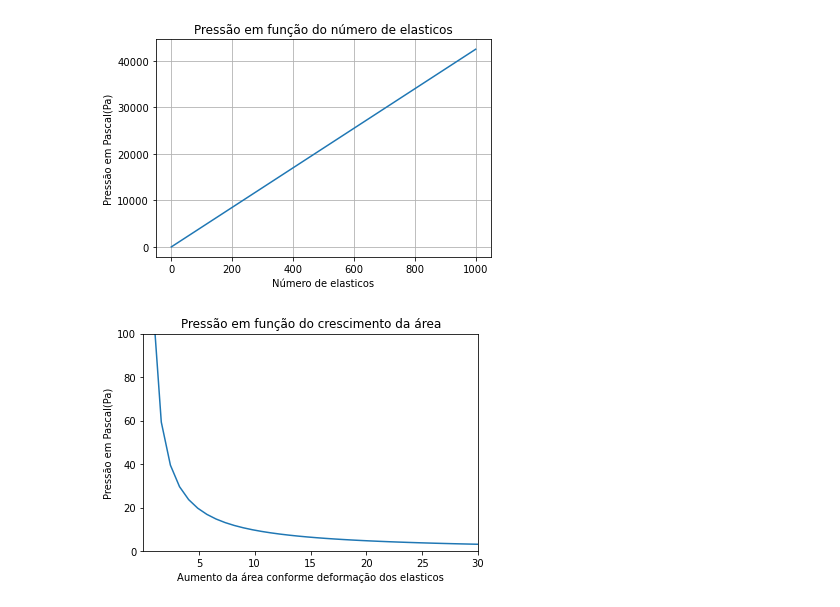
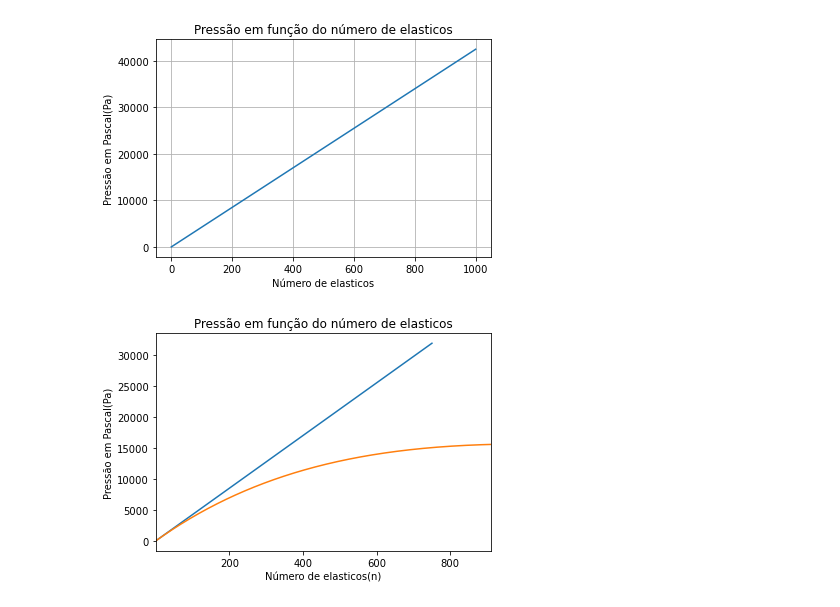
Before and after one commit to vitordallolivo/Pressao-e-trabalho-em-funcao-de-n, a Jupyter notebook: Gráficos.ipynb, the cells around one changed output. Cells and saved outputs as stored; diff of their text form; code cells hidden in the pictures.

```diff
--- a/Gráficos.ipynb
+++ b/Gráficos.ipynb
@@ -44,22 +44,27 @@ plt.show()
 # %%
 import numpy as np
 import matplotlib.pyplot as plt
-
+vetory =[]
+vetorx =[]
 area=0.002512
 
-for n in range(1,910):
+for n in range(0,910):
     area=area*1.001
-    def y(area): return n*(0.10676/area)
+    pressao=(n*0.10676/area)
+    vetory.append(pressao)
+    vetorx.append(n)
 
-plt.title('Pressão em função do crescimento da área')
-plt.xlabel('Aumento da área conforme deformação dos elasticos')
+def P(n): return n*42.5
+n = np.linspace(0,750)
+plt.xlim(1,910)
+
+plt.title('Pressão em função do número de elasticos')
+plt.xlabel('Número de elasticos(n)')
 plt.ylabel('Pressão em Pascal(Pa)')
 
-area = np.linspace(0,40)
-plt.xlim((0.025,30))
-plt.ylim((0,100))
-plt.plot(area,y(area))
-plt.savefig('diminuicao-da-pressao-em-funcao-da-area')
+plt.plot(n,P(n))
+plt.plot(vetory)
+plt.savefig('Pressao e elasticos com acrescimo de 0,1 porcento.png')
 plt.show()
 # %% [output]
-[figure, old version]
+[figure, new version]
```
